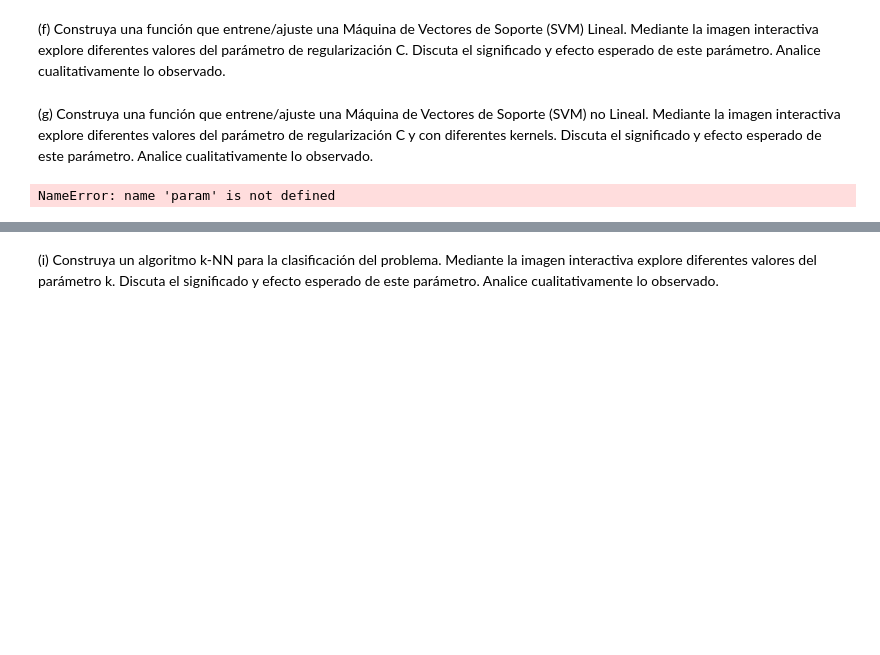
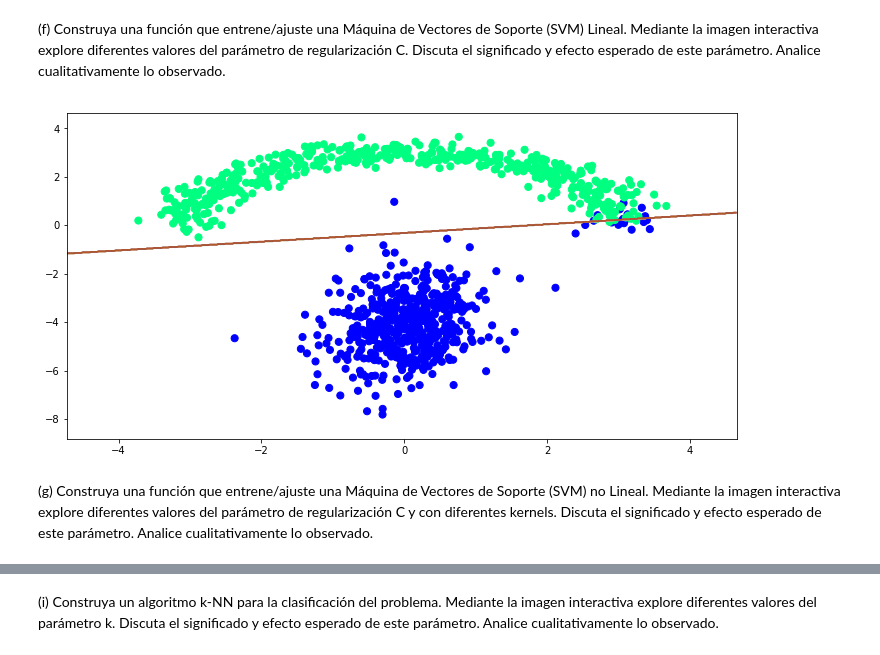
Before and after one commit to GMBarra/T2ML, a Jupyter notebook: T2ML/T2ML.ipynb, the cells around one changed output, grey strips where cells are left out. Cells and saved outputs as stored; diff of their text form; code cells hidden in the pictures; blank space fills up the shorter version.

```diff
--- a/T2ML/T2ML.ipynb
+++ b/T2ML/T2ML.ipynb
@@ -142,16 +142,16 @@ y efecto esperado de este parámetro. Analice cualitativamente lo observado.
 # %%
 def train_model(param):
     model= SVM()
     model.set_params(C=param,kernel='linear')
     model.fit(X,y)
     return model
+p_min = 0
+p_max = 40
+interactive(visualize_border_interactive,param=(p_min,p_max))
+# %% [output]
+[figure, added]
 # %% [markdown]
 (g) Construya una función que entrene/ajuste una Máquina de Vectores de Soporte (SVM) no Lineal.
 Mediante la imagen interactiva explore diferentes valores del parámetro de regularización C y con
 diferentes kernels. Discuta el significado y efecto esperado de este parámetro. Analice cualitativamente
 lo observado.
-# %%
-#edit the train_model function
-model.set_params(C=param,kernel='rbf') #try poly
-# %% [output]
-NameError: name 'param' is not defined
```
Also changed, not shown: parts of 27 cells of this notebook, 1 other file.
